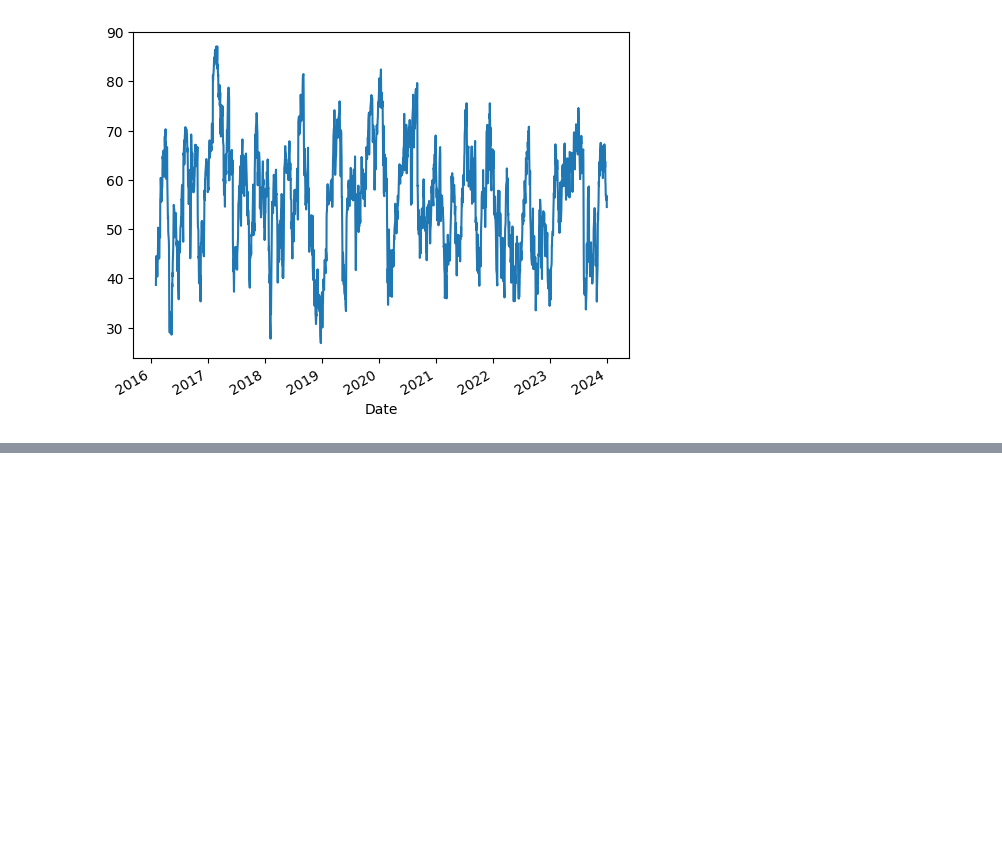
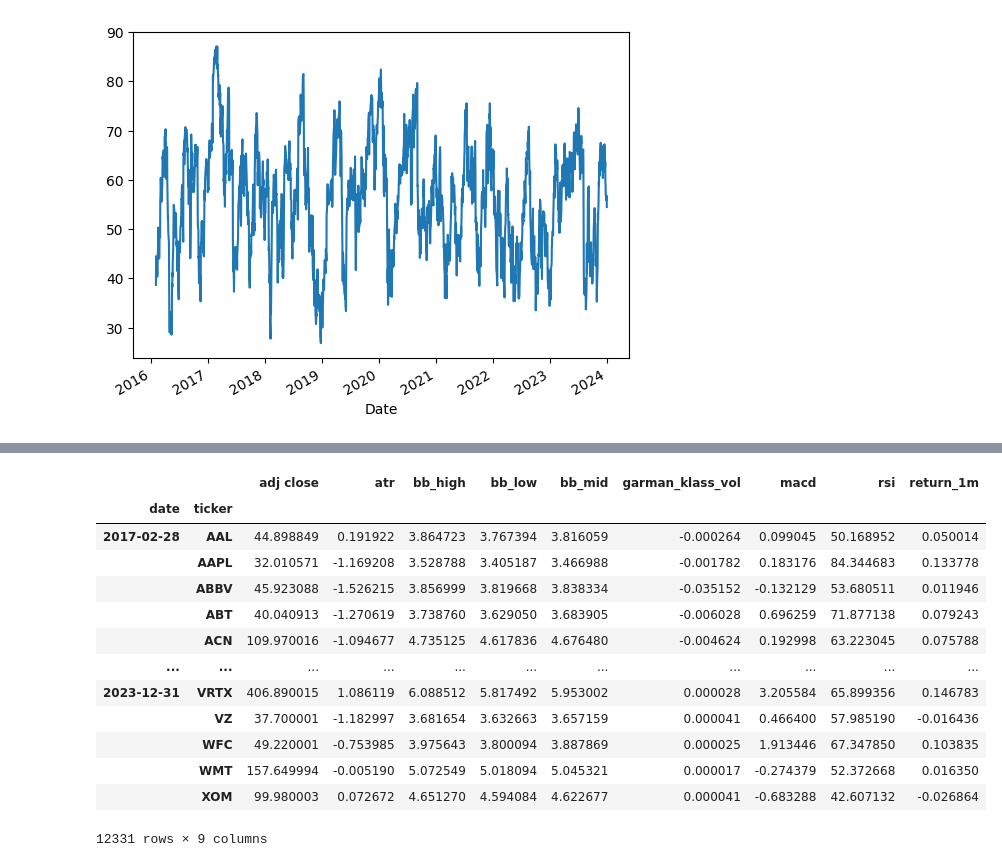
Before and after one commit to tylerchg/Algorithmic-Trading, a Jupyter notebook: Algorithmic Trading.ipynb, the cells around one changed output, grey strips where cells are left out. Cells and saved outputs as stored; diff of their text form; code cells hidden in the pictures; blank space fills up the shorter version.

```diff
--- a/Algorithmic Trading.ipynb
+++ b/Algorithmic Trading.ipynb
@@ -195,0 +217,9 @@ df
+# %%
+# 5 Year rolling average of dollar volume for each stocks before filtering
+data['dollar_volume'] = (data.loc[:, 'dollar_volume'].unstack('ticker').rolling(5 * 12, min_periods = 12).mean().stack())
+
+data['dollar_vol_rank'] = (data.groupby('date')['dollar_volume'].rank(ascending = False))
+
+data = data[data['dollar_vol_rank'] < 150].drop(['dollar_volume', 'dollar_vol_rank'], axis = 1)
+
+data
@@ -195,0 +241,32 @@ df
+# %%
+# Monthly Returns for different time horizons as features
+def calculate_returns(df):
+    outlier_cutoff = 0.005
+    lags = [1, 2, 3, 6, 9, 12]
+    for lag in lags:
+        df[f'return_{lag}m'] = (df['adj close']
+                                .pct_change(lag)
+                                .pipe(lambda x: x.clip(lower=x.quantile(outlier_cutoff),
+                                                       upper=x.quantile(1-outlier_cutoff)))
+                                .add(1)
+                                .pow(1/lag)
+                                .sub(1))
+        return df
+
+data = data.groupby(level=1, group_keys=False).apply(calculate_returns).dropna()
+data
+# %% [output]
+|  |  | adj close | atr | bb_high | bb_low | bb_mid | garman_klass_vol | macd | rsi | return_1m |
+| date | ticker |  |  |  |  |  |  |  |  |  |
+| 2017-02-28 | AAL | 44.898849 | 0.191922 | 3.864723 | 3.767394 | 3.816059 | -0.000264 | 0.099045 | 50.168952 | 0.050014 |
+|  | AAPL | 32.010571 | -1.169208 | 3.528788 | 3.405187 | 3.466988 | -0.001782 | 0.183176 | 84.344683 | 0.133778 |
+|  | ABBV | 45.923088 | -1.526215 | 3.856999 | 3.819668 | 3.838334 | -0.035152 | -0.132129 | 53.680511 | 0.011946 |
+|  | ABT | 40.040913 | -1.270619 | 3.738760 | 3.629050 | 3.683905 | -0.006028 | 0.696259 | 71.877138 | 0.079243 |
+|  | ACN | 109.970016 | -1.094677 | 4.735125 | 4.617836 | 4.676480 | -0.004624 | 0.192998 | 63.223045 | 0.075788 |
+| ... | ... | ... | ... | ... | ... | ... | ... | ... | ... | ... |
+| 2023-12-31 | VRTX | 406.890015 | 1.086119 | 6.088512 | 5.817492 | 5.953002 | 0.000028 | 3.205584 | 65.899356 | 0.146783 |
+|  | VZ | 37.700001 | -1.182997 | 3.681654 | 3.632663 | 3.657159 | 0.000041 | 0.466400 | 57.985190 | -0.016436 |
+|  | WFC | 49.220001 | -0.753985 | 3.975643 | 3.800094 | 3.887869 | 0.000025 | 1.913446 | 67.347850 | 0.103835 |
+|  | WMT | 157.649994 | -0.005190 | 5.072549 | 5.018094 | 5.045321 | 0.000017 | -0.274379 | 52.372668 | 0.016350 |
+|  | XOM | 99.980003 | 0.072672 | 4.651270 | 4.594084 | 4.622677 | 0.000041 | -0.683288 | 42.607132 | -0.026864 |
+12331 rows × 9 columns
```
Also changed, not shown: parts of 17 cells of this notebook.
